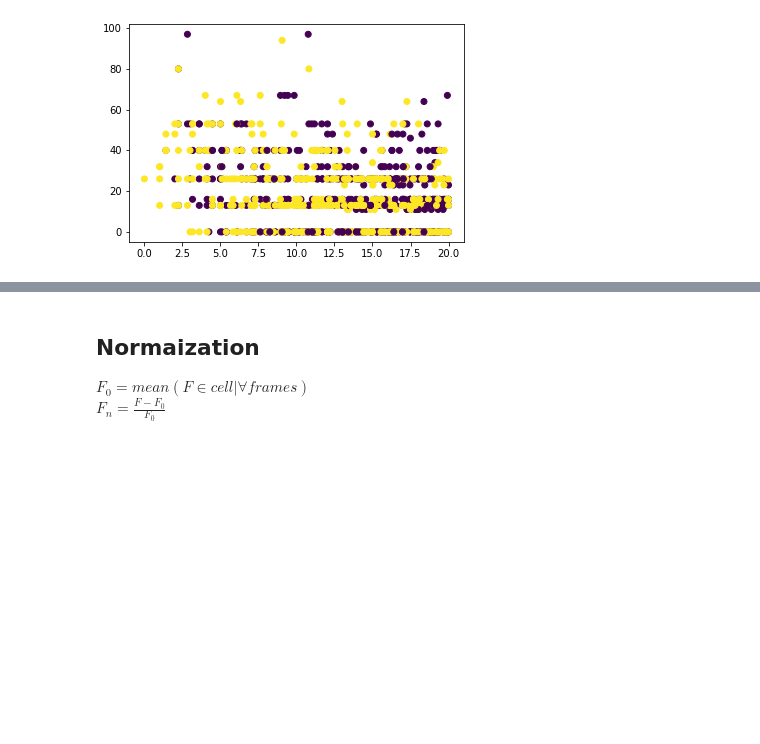
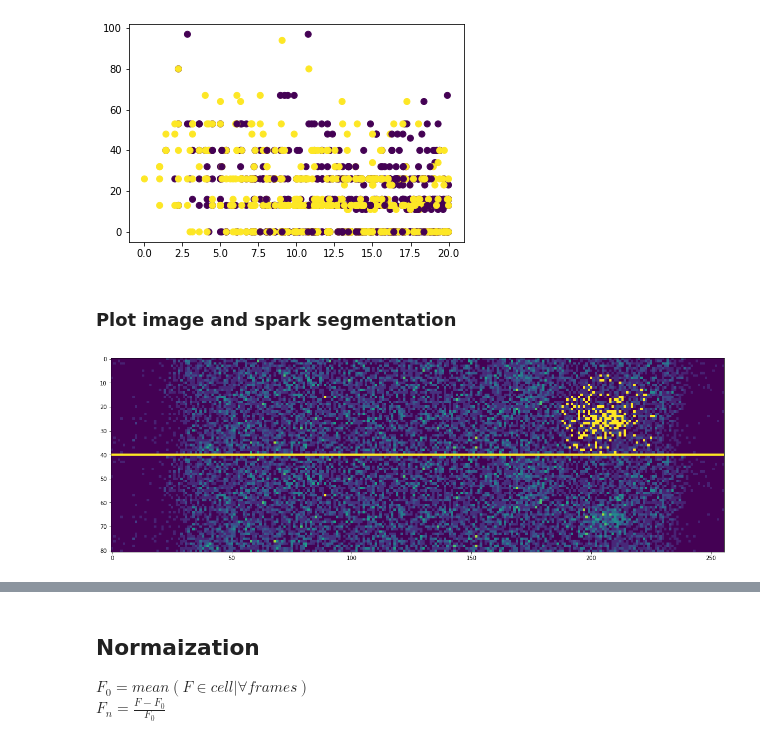
Before and after one commit to raulbenitez/DEEPCARDIO, a Jupyter notebook: sparks/exploreImageAndPlotSpark.ipynb, the cells around one changed output, grey strips where cells are left out. Saved outputs shown, nothing was run; the diff lists cells and outputs as text; code cells hidden in the pictures; blank space fills up the shorter version.

```diff
--- a/sparks/exploreImageAndPlotSpark.ipynb
+++ b/sparks/exploreImageAndPlotSpark.ipynb
@@ -183,3 +181,18 @@ plt.show()
 [figure]
 [figure]
 [figure]
+# %% [markdown]
+### Plot image and spark segmentation
+# %%
+idx = 130
+im = get_image_array(idx)
+im_ = im.copy()
+k = KMeans(n_clusters=3).fit(im_[mask].reshape(-1,1))
+im_[mask] = np.where(k.labels_==k.labels_[im_[mask].argmax()], im.max(), im_[mask])
+
+conc_im = np.concatenate((im_, np.full((1,im.shape[1]), im_.max()), im))
+plt.figure(figsize=(20,10))
+plt.imshow(conc_im)
+plt.show()
+# %% [output]
+[figure, added]
```
Also changed, not shown: parts of 4 cells of this notebook.
